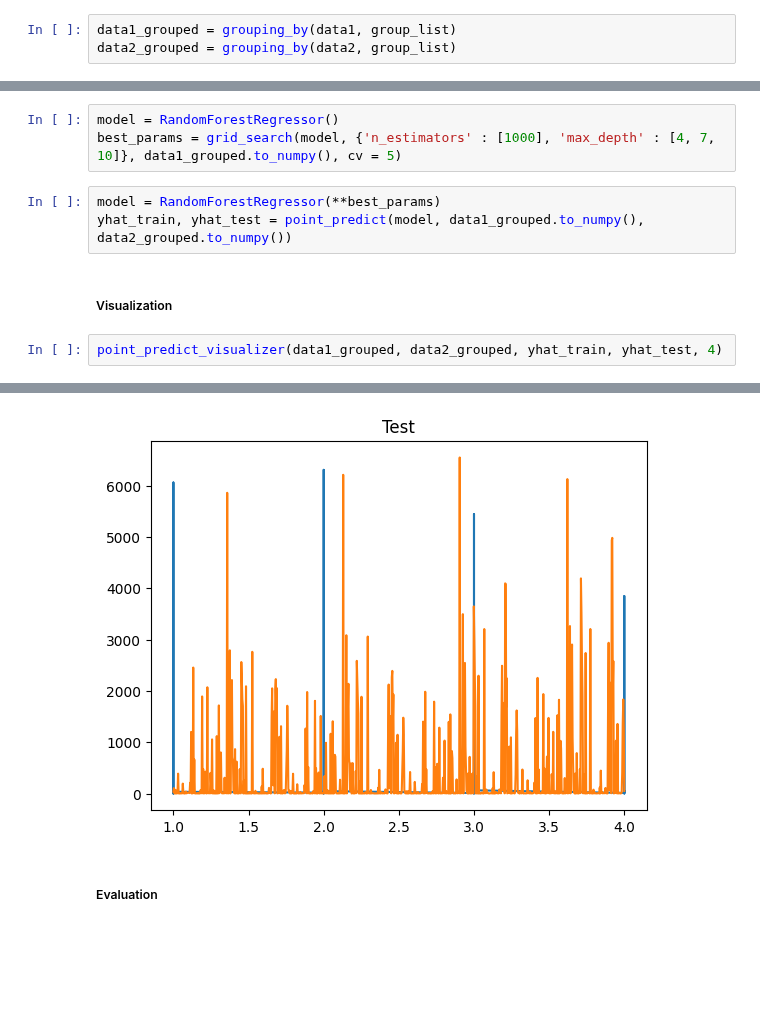
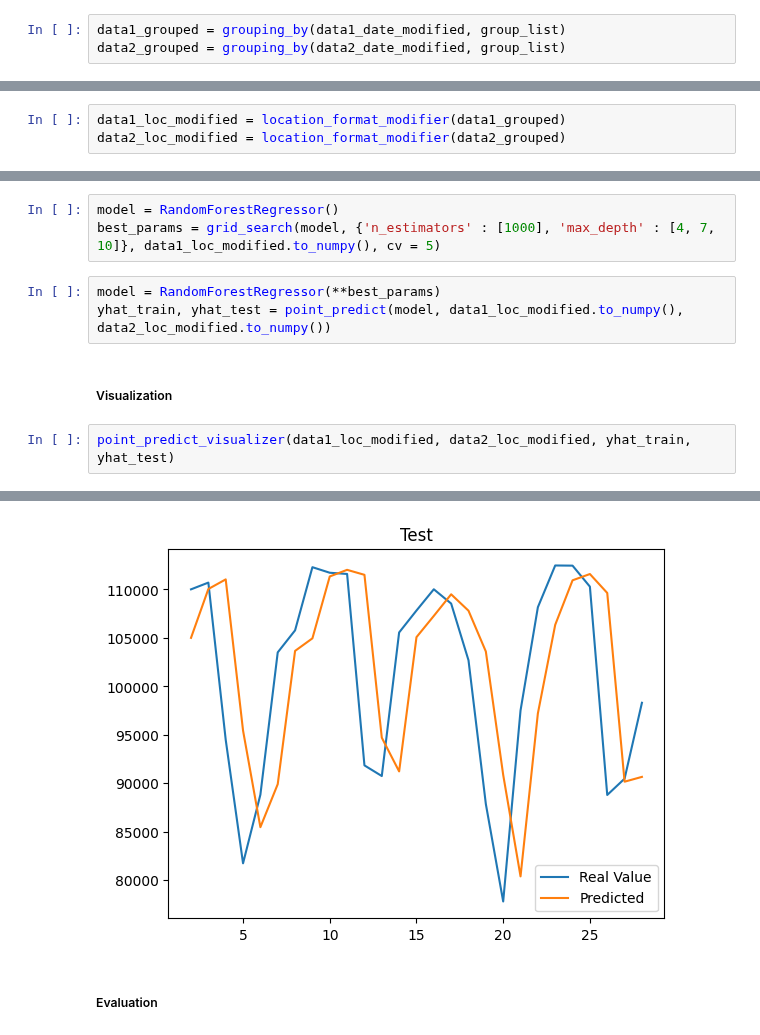
Before and after one commit to danaeis/shoofer-demand-prediction, a Jupyter notebook: Shoojer_phase_1 (ML).ipynb, the cells around one changed output, grey strips where cells are left out. Drawn from its saved outputs; the diff is of its cells as text; blank space fills up the shorter version.

Commit message:
Interval prediction removed, locID replaced, 1train 1test

```diff
--- a/Shoojer_phase_1 (ML).ipynb
+++ b/Shoojer_phase_1 (ML).ipynb
@@ -160,3 +183,3 @@ data2_modified = date_format_modifier(data2)
 # %%
-data1_grouped = grouping_by(data1, group_list)
-data2_grouped = grouping_by(data2, group_list)
+data1_grouped = grouping_by(data1_date_modified, group_list)
+data2_grouped = grouping_by(data2_date_modified, group_list)
@@ -180,3 +186,6 @@ plt.xticks(rotation=90)
+# %%
+data1_loc_modified = location_format_modifier(data1_grouped)
+data2_loc_modified = location_format_modifier(data2_grouped)
 # %% [markdown]
 ## Training with first month and testing with second month
 # %% [markdown]
@@ -260,12 +236,12 @@ MSE : 1037421.0271962594
 ##### Grid search to find best hyper parameters
 # %%
 model = RandomForestRegressor()
-best_params = grid_search(model, {'n_estimators' : [1000], 'max_depth' : [4, 7, 10]}, data1_grouped.to_numpy(), cv = 5)
+best_params = grid_search(model, {'n_estimators' : [1000], 'max_depth' : [4, 7, 10]}, data1_loc_modified.to_numpy(), cv = 5)
 # %%
 model = RandomForestRegressor(**best_params)
-yhat_train, yhat_test = point_predict(model, data1_grouped.to_numpy(), data2_grouped.to_numpy())
+yhat_train, yhat_test = point_predict(model, data1_loc_modified.to_numpy(), data2_loc_modified.to_numpy())
 # %% [markdown]
 ##### Visualization
 # %%
-point_predict_visualizer(data1_grouped, data2_grouped, yhat_train, yhat_test, 4)
+point_predict_visualizer(data1_loc_modified, data2_loc_modified, yhat_train, yhat_test)
 # %% [output]
@@ -273,4 +249,4 @@ point_predict_visualizer(data1_grouped, data2_grouped, yhat_train, yhat_test, 4)
-[figure, old version]
+[figure, new version]
 # %% [markdown]
 ##### Evaluation
 # %%
```
Also changed, not shown: parts of 47 cells of this notebook.
